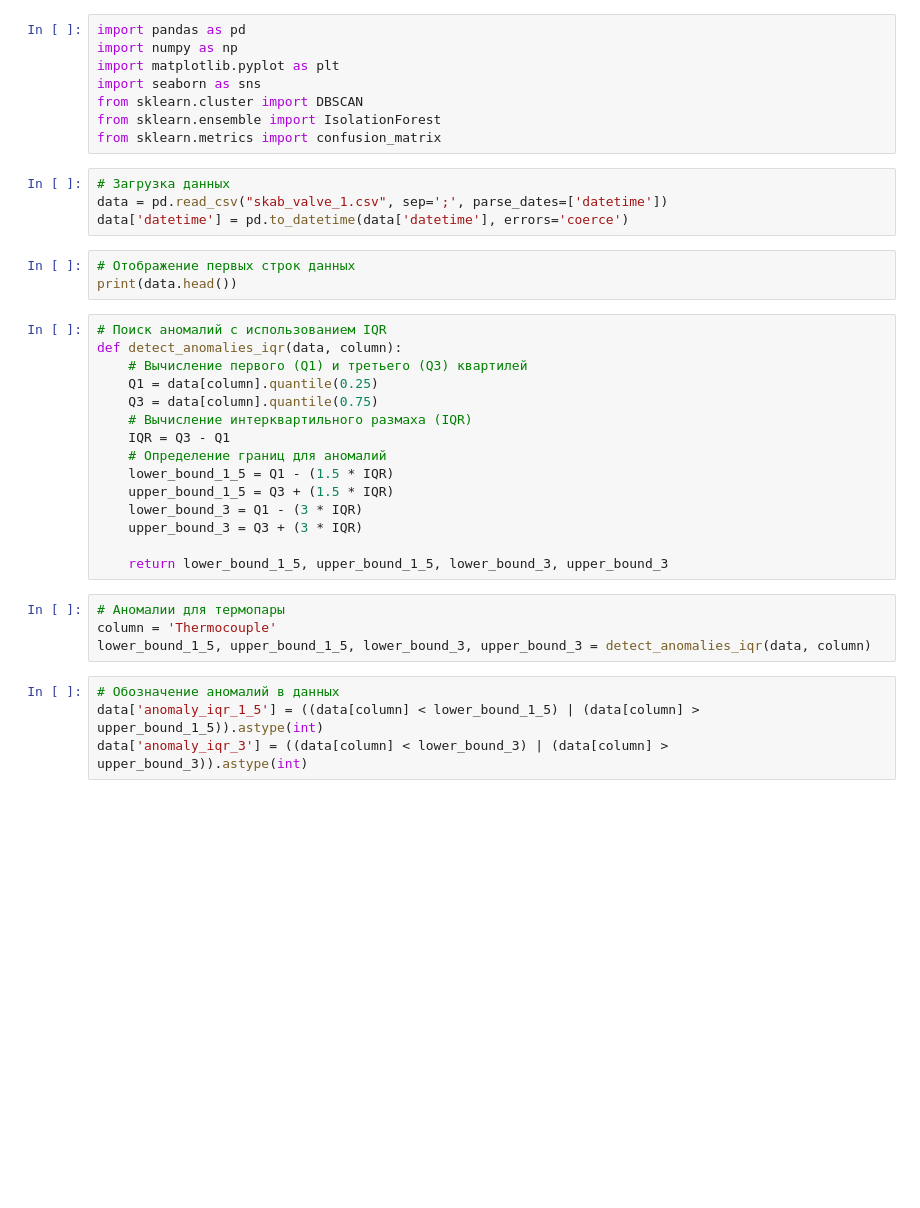
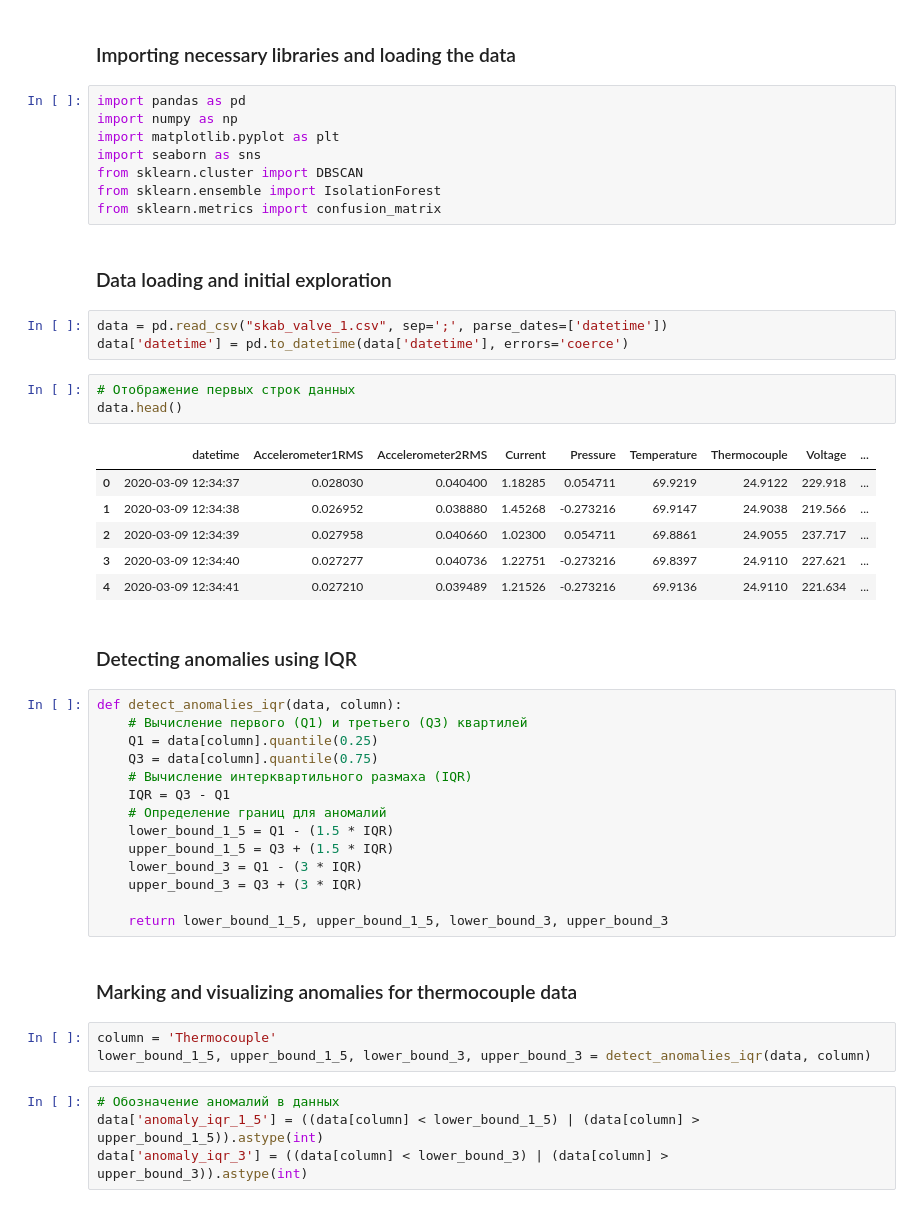
Before and after one commit to alej0n/D3_3_Ceron_Alejandro, a Jupyter notebook: D3_3_Ceron_Alejandro.ipynb, the cells around one changed output. Saved outputs shown, nothing was run; the diff lists cells and outputs as text; blank space fills up the shorter version.

```diff
--- a/D3_3_Ceron_Alejandro.ipynb
+++ b/D3_3_Ceron_Alejandro.ipynb
@@ -1,3 +1,5 @@
+# %% [markdown]
+### Importing necessary libraries and loading the data
 # %%
 import pandas as pd
 import numpy as np
@@ -6,15 +8,24 @@ import seaborn as sns
 from sklearn.cluster import DBSCAN
 from sklearn.ensemble import IsolationForest
 from sklearn.metrics import confusion_matrix
+# %% [markdown]
+### Data loading and initial exploration
 # %%
-# Загрузка данных
 data = pd.read_csv("skab_valve_1.csv", sep=';', parse_dates=['datetime'])
 data['datetime'] = pd.to_datetime(data['datetime'], errors='coerce')
 # %%
 # Отображение первых строк данных
-print(data.head())
+data.head()
+# %% [output]
+|  | datetime | Accelerometer1RMS | Accelerometer2RMS | Current | Pressure | Temperature | Thermocouple | Voltage | ... |
+| 0 | 2020-03-09 12:34:37 | 0.028030 | 0.040400 | 1.18285 | 0.054711 | 69.9219 | 24.9122 | 229.918 | ... |
+| 1 | 2020-03-09 12:34:38 | 0.026952 | 0.038880 | 1.45268 | -0.273216 | 69.9147 | 24.9038 | 219.566 | ... |
+| 2 | 2020-03-09 12:34:39 | 0.027958 | 0.040660 | 1.02300 | 0.054711 | 69.8861 | 24.9055 | 237.717 | ... |
+| 3 | 2020-03-09 12:34:40 | 0.027277 | 0.040736 | 1.22751 | -0.273216 | 69.8397 | 24.9110 | 227.621 | ... |
+| 4 | 2020-03-09 12:34:41 | 0.027210 | 0.039489 | 1.21526 | -0.273216 | 69.9136 | 24.9110 | 221.634 | ... |
+# %% [markdown]
+### Detecting anomalies using IQR
 # %%
-# Поиск аномалий с использованием IQR
 def detect_anomalies_iqr(data, column):
     # Вычисление первого (Q1) и третьего (Q3) квартилей
     Q1 = data[column].quantile(0.25)
@@ -28,8 +39,9 @@ def detect_anomalies_iqr(data, column):
     upper_bound_3 = Q3 + (3 * IQR)
 
     return lower_bound_1_5, upper_bound_1_5, lower_bound_3, upper_bound_3
+# %% [markdown]
+### Marking and visualizing anomalies for thermocouple data
 # %%
-# Аномалии для термопары
 column = 'Thermocouple'
 lower_bound_1_5, upper_bound_1_5, lower_bound_3, upper_bound_3 = detect_anomalies_iqr(data, column)
 # %%
```
Also changed, not shown: parts of 17 cells of this notebook.
